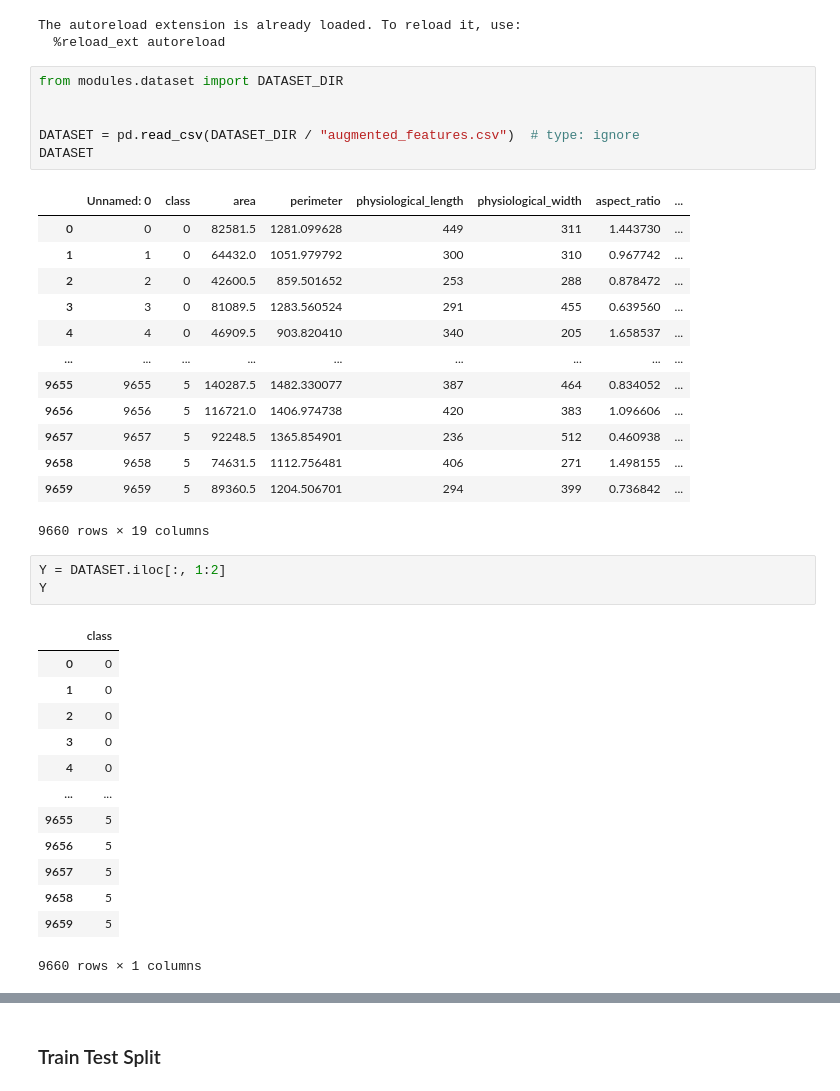
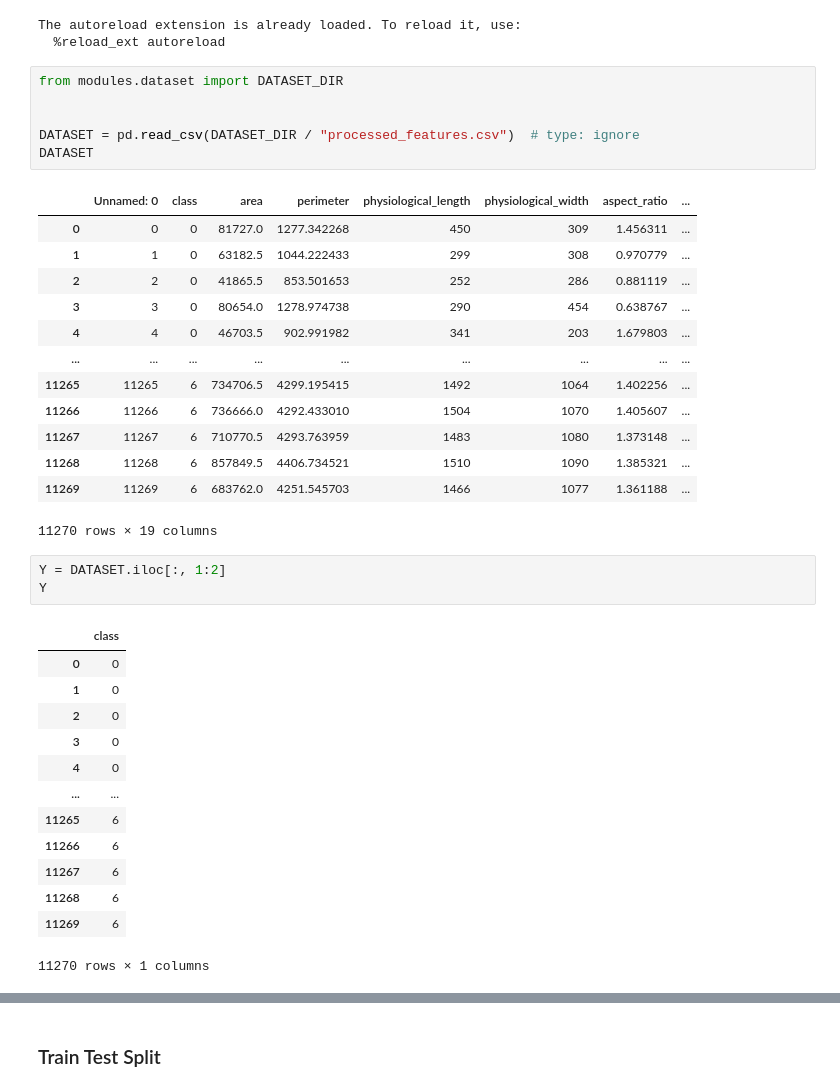
Before and after one commit to Eanspick/Herbal-Identification, a Jupyter notebook: src/classify_leaves.ipynb, the cells around one changed output, grey strips where cells are left out. Saved outputs shown, nothing was run; the diff lists cells and outputs as text.

```diff
--- a/src/classify_leaves.ipynb
+++ b/src/classify_leaves.ipynb
@@ -18,23 +18,23 @@ The autoreload extension is already loaded. To reload it, use:
 # %%
 from modules.dataset import DATASET_DIR
 
 
-DATASET = pd.read_csv(DATASET_DIR / "augmented_features.csv")  # type: ignore
+DATASET = pd.read_csv(DATASET_DIR / "processed_features.csv")  # type: ignore
 DATASET
 # %% [output]
 |  | Unnamed: 0 | class | area | perimeter | physiological_length | physiological_width | aspect_ratio | ... |
-| 0 | 0 | 0 | 82581.5 | 1281.099628 | 449 | 311 | 1.443730 | ... |
-| 1 | 1 | 0 | 64432.0 | 1051.979792 | 300 | 310 | 0.967742 | ... |
-| 2 | 2 | 0 | 42600.5 | 859.501652 | 253 | 288 | 0.878472 | ... |
-| 3 | 3 | 0 | 81089.5 | 1283.560524 | 291 | 455 | 0.639560 | ... |
-| 4 | 4 | 0 | 46909.5 | 903.820410 | 340 | 205 | 1.658537 | ... |
+| 0 | 0 | 0 | 81727.0 | 1277.342268 | 450 | 309 | 1.456311 | ... |
+| 1 | 1 | 0 | 63182.5 | 1044.222433 | 299 | 308 | 0.970779 | ... |
+| 2 | 2 | 0 | 41865.5 | 853.501653 | 252 | 286 | 0.881119 | ... |
+| 3 | 3 | 0 | 80654.0 | 1278.974738 | 290 | 454 | 0.638767 | ... |
+| 4 | 4 | 0 | 46703.5 | 902.991982 | 341 | 203 | 1.679803 | ... |
 | ... | ... | ... | ... | ... | ... | ... | ... | ... |
-| 9655 | 9655 | 5 | 140287.5 | 1482.330077 | 387 | 464 | 0.834052 | ... |
-| 9656 | 9656 | 5 | 116721.0 | 1406.974738 | 420 | 383 | 1.096606 | ... |
-| 9657 | 9657 | 5 | 92248.5 | 1365.854901 | 236 | 512 | 0.460938 | ... |
-| 9658 | 9658 | 5 | 74631.5 | 1112.756481 | 406 | 271 | 1.498155 | ... |
-| 9659 | 9659 | 5 | 89360.5 | 1204.506701 | 294 | 399 | 0.736842 | ... |
+| 11265 | 11265 | 6 | 734706.5 | 4299.195415 | 1492 | 1064 | 1.402256 | ... |
+| 11266 | 11266 | 6 | 736666.0 | 4292.433010 | 1504 | 1070 | 1.405607 | ... |
+| 11267 | 11267 | 6 | 710770.5 | 4293.763959 | 1483 | 1080 | 1.373148 | ... |
+| 11268 | 11268 | 6 | 857849.5 | 4406.734521 | 1510 | 1090 | 1.385321 | ... |
+| 11269 | 11269 | 6 | 683762.0 | 4251.545703 | 1466 | 1077 | 1.361188 | ... |
-9660 rows × 19 columns
+11270 rows × 19 columns
 # %%
 Y = DATASET.iloc[:, 1:2]
 Y
@@ -46,12 +46,12 @@ Y
 | 3 | 0 |
 | 4 | 0 |
 | ... | ... |
-| 9655 | 5 |
-| 9656 | 5 |
-| 9657 | 5 |
-| 9658 | 5 |
-| 9659 | 5 |
+| 11265 | 6 |
+| 11266 | 6 |
+| 11267 | 6 |
+| 11268 | 6 |
+| 11269 | 6 |
-9660 rows × 1 columns
+11270 rows × 1 columns
 # %%
 X = DATASET.iloc[:, 2:]
 X
```
Also changed, not shown: parts of 18 cells of this notebook, 4 other files.
